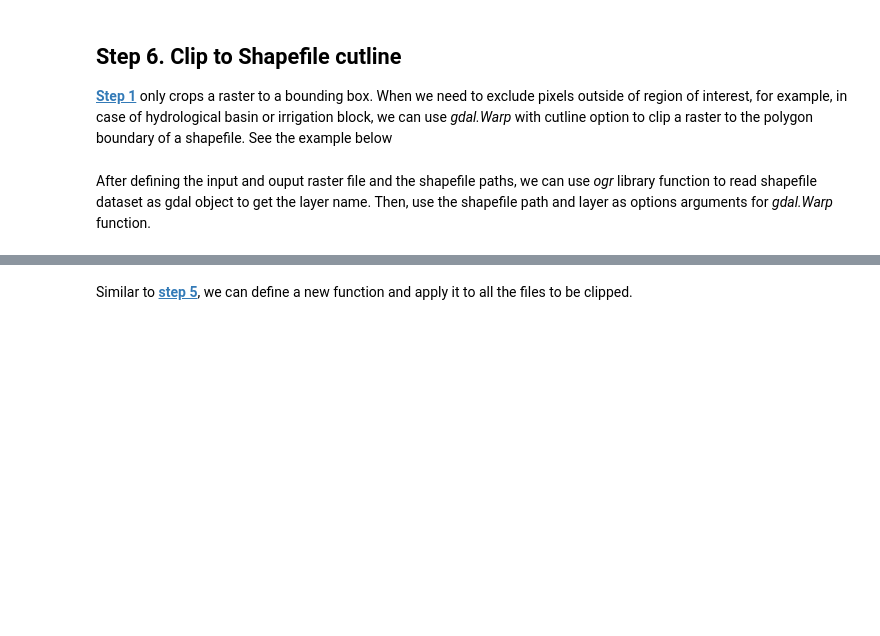
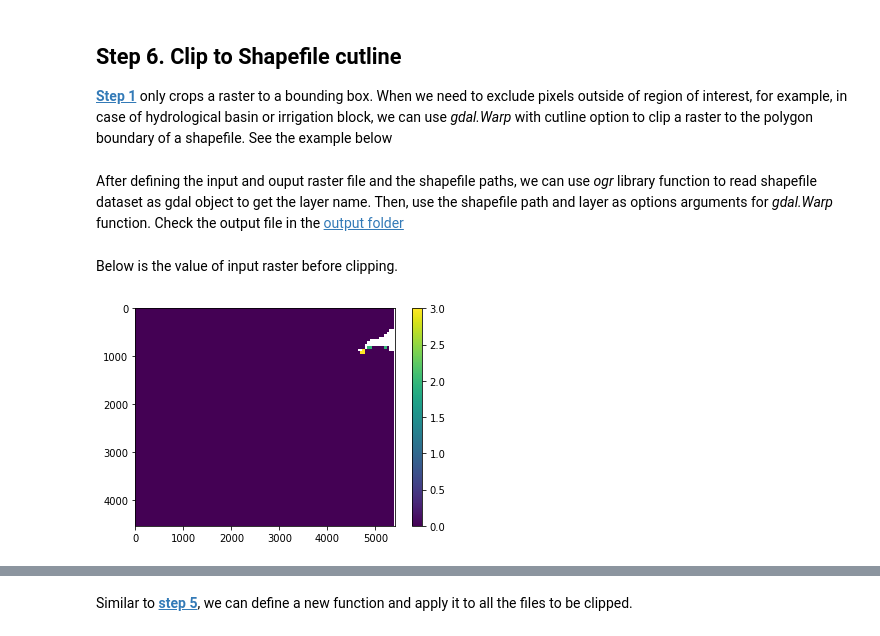
Before and after one commit to wateraccounting/WAPOROCW, a Jupyter notebook: notebooks/Module1_unit4/2_Preprocess_WaPOR_data.ipynb, the cells around one changed output, grey strips where cells are left out. Cells and saved outputs as stored; diff of their text form; code cells hidden in the pictures; blank space fills up the shorter version.

```diff
--- a/notebooks/Module1_unit4/2_Preprocess_WaPOR_data.ipynb
+++ b/notebooks/Module1_unit4/2_Preprocess_WaPOR_data.ipynb
@@ -130,26 +140,26 @@ L2_AETI_D multiplier: 0.1
 To multiply the raw data with a multiplier, you can open the mapset as a numerical array and do calculation with this array. The *gdal* package contains functions to work with raster mapset that can be used to do this task. A raster file has many properties including size, nodata value, transform, spatial reference, projection, etc. These information are stored in the dataset and can be read with *gdal* package. Below is the code to get these information from a GeoTIFF file.
 # %%
 input_folder=r'.\data\L2_AETI_D'
-input_fhs=glob.glob(input_folder+'\*.tif')
+input_fhs=sorted(glob.glob(input_folder+'\*.tif'))
 
 in_fh=input_fhs[0]
 print(in_fh)
 
 DataSet = gdal.Open(in_fh, gdal.GA_ReadOnly)
 
-Type = DataSet.GetDriver().ShortName
+Type = DataSet.GetDriver().ShortName #GDAL driver
 bandnumber=1
-Subdataset = DataSet.GetRasterBand(bandnumber)
-NDV = Subdataset.GetNoDataValue()
-xsize = DataSet.RasterXSize
-ysize = DataSet.RasterYSize
-GeoT = DataSet.GetGeoTransform()
-Projection = osr.SpatialReference()
+Subdataset = DataSet.GetRasterBand(bandnumber) #Get the subdataset of band 1
+NDV = Subdataset.GetNoDataValue() # No data value
+xsize = DataSet.RasterXSize # number of columns in raster
+ysize = DataSet.RasterYSize # number of rows in raster
+GeoT = DataSet.GetGeoTransform() # Geo-transformation (coordinate of corner pixels)
+Projection = osr.SpatialReference() # Spatial reference system of raster
 Projection.ImportFromWkt(DataSet.GetProjectionRef())
 driver = gdal.GetDriverByName(Type)
 
 print('driver: {0} \nNDV: {1}\nxsize: {2}\nysize: {3}\nGeoT: {4}\nProjection: {5}'.format(
-    driver, NDV, xsize, ysize, GeoT, Projection))
+    driver, NDV, xsize, ysize, GeoT, Projection)) #print metadata
 # %% [output]
 .\data\L2_AETI_D\L2_AETI_0901.tif
 driver: <osgeo.gdal.Driver; proxy of <Swig Object of type 'GDALDriverShadow *' at 0x...> >
@@ -194,9 +204,9 @@ data_avail_period: DEKAD
 # %% [markdown]
 We can access this information and use it to calculate the number of days in the raster period. Below is the example of how to get the number of days in the first raster period in the available data list *df_avail*. You can try to modify the code to do the same calculation for other raster periods.
 # %%
-raster_id=os.path.split(in_fh)[-1].split('.')[0]
+raster_id=os.path.basename(in_fh).split('.')[0] #get raster ID from file name
 print(raster_id)
-raster_info=df_avail.loc[df_avail['raster_id']==raster_id]
+raster_info=df_avail.loc[df_avail['raster_id']==raster_id] # read the period corresponding to the raster ID
 raster_info
 # %% [output]
 L2_AETI_0901
@@ -269,11 +286,17 @@ import osr
 
 def GetGeoInfo(fh, subdataset = 0):
     '''
+    This function extracts metadata from a GeoTIFF, HDF4 or netCDF file.
+    '''
+    '''
     Write your code here
     '''
     return driver, NDV, xsize, ysize, GeoT, Projection
 
 def OpenAsArray(fh, bandnumber = 1, dtype = 'float32', nan_values = False):
+    '''
+    This function read a GeoTIFF or HDF4 file as an numpy array.
+    '''
     '''
     Write your code here
     '''
@@ -282,5 +305,8 @@ def OpenAsArray(fh, bandnumber = 1, dtype = 'float32', nan_values = False):
 def CreateGeoTiff(fh, Array, driver, NDV, xsize, ysize, GeoT,
                   Projection, explicit = True, compress = None):
     '''
+    This function saves a numpy array as a GeoTIFF raster file.
+    '''
+    '''
     Write your code here
     '''
@@ -755,7 +978,7 @@ if not os.path.exists(output_folder): #create output_folder if it does not exist
 filename=os.path.basename(source_file) #get filename from source_file path
 output_fh=os.path.join(output_folder,filename) #create a output file path
 # %% [markdown]
-After defining the input and ouput raster file and the shapefile paths, we can use *ogr* library function to read shapefile dataset as gdal object to get the layer name. Then, use the shapefile path and layer as options arguments for *gdal.Warp* function.
+After defining the input and ouput raster file and the shapefile paths, we can use *ogr* library function to read shapefile dataset as gdal object to get the layer name. Then, use the shapefile path and layer as options arguments for *gdal.Warp* function. Check the output file in the [output folder](data/L1_PCP_E_clipped)
 # %%
 inDriver = ogr.GetDriverByName("ESRI Shapefile")
 inDataSource = inDriver.Open(shp_fh, 1) #read shapefile as gdal dataset
@@ -766,3 +989,12 @@ options = gdal.WarpOptions(cutlineDSName = shp_fh,
                            dstNodata=NDV
                            )
 sourceds = gdal.Warp(output_fh, input_fh, options = options)
+# %% [markdown]
+Below is the value of input raster before clipping.
+# %%
+input_array=OpenAsArray(input_fh,nan_values=True)
+plt.imshow(input_array)
+plt.colorbar()
+plt.show()
+# %% [output]
+[figure, added]
```
Also changed, not shown: parts of 55 cells of this notebook.
